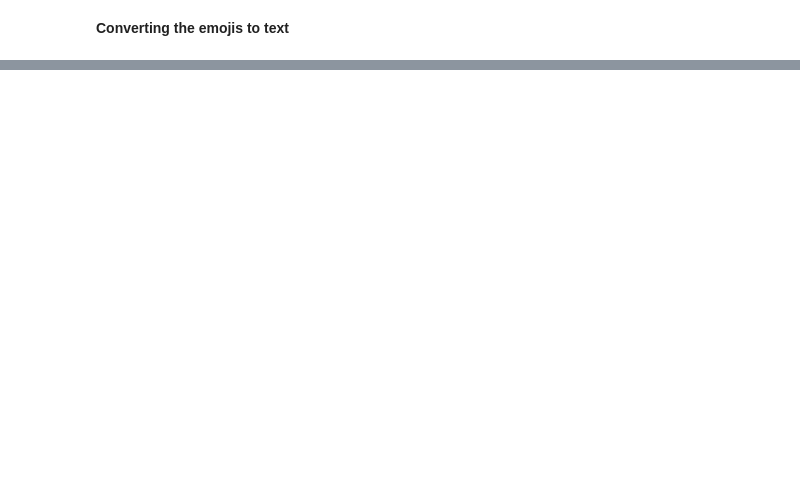
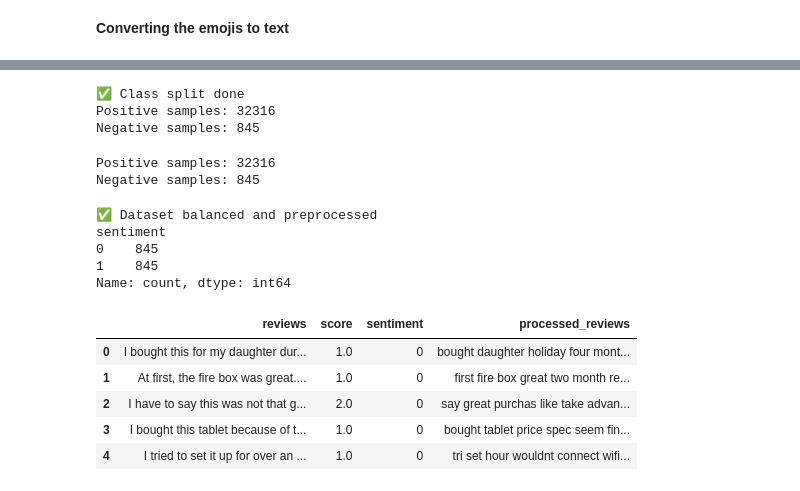
Before and after one commit to Aaronrao989/sentiment-analyzer, a Jupyter notebook: models/amazon-reviews-sentiment-analysis-usng-naive-bayes-Copy1.ipynb, the cells around one changed output, grey strips where cells are left out. Drawn from its saved outputs; the diff is of its cells as text; code cells hidden in the pictures; blank space fills up the shorter version.

```diff
--- a/models/amazon-reviews-sentiment-analysis-usng-naive-bayes-Copy1.ipynb
+++ b/models/amazon-reviews-sentiment-analysis-usng-naive-bayes-Copy1.ipynb
@@ -319,0 +145,7 @@ Enter a review to analyze (or 'quit' to exit):  quit
+# %%
+# Select required columns and rename them safely
+data_set = df[["reviews.text", "reviews.rating"]].copy()
+data_set.columns = ["reviews", "score"]
+
+print("✅ Dataset prepared with text and score columns")
+data_set.head()
@@ -319,0 +160,9 @@ Enter a review to analyze (or 'quit' to exit):  quit
+# %%
+# Keep only positive (4,5) and negative (1,2) reviews
+data_set = data_set[data_set["score"] != 3]
+
+# Map sentiment
+data_set["sentiment"] = np.where(data_set["score"] >= 4, 1, 0)
+
+print("✅ Sentiment labels created (1 = Positive, 0 = Negative)")
+data_set.head()
@@ -319,0 +177,57 @@ Enter a review to analyze (or 'quit' to exit):  quit
+# %%
+# Separate majority and minority classes correctly
+df_majority = data_set[data_set["sentiment"] == 1]
+df_minority = data_set[data_set["sentiment"] == 0]
+
+print("✅ Class split done")
+print("Positive samples:", len(df_majority))
+print("Negative samples:", len(df_minority))
+# %% [output]
+✅ Class split done
+Positive samples: 32316
+Negative samples: 845
+# %%
+print("Positive samples:", len(df_majority))
+print("Negative samples:", len(df_minority))
+# %% [output]
+Positive samples: 32316
+Negative samples: 845
+# %%
+# Balance the dataset (correct labels)
+
+# Separate classes
+df_majority = data_set[data_set["sentiment"] == 1]
+df_minority = data_set[data_set["sentiment"] == 0]
+
+# Downsample majority class
+df_majority_downsampled = resample(
+    df_majority,
+    replace=False,
+    n_samples=len(df_minority),
+    random_state=42
+)
+
+# Combine balanced dataset
+balanced_data = pd.concat([df_majority_downsampled, df_minority])
+
+# Shuffle the dataset
+balanced_data = balanced_data.sample(frac=1, random_state=42).reset_index(drop=True)
+
+# Preprocess all reviews
+balanced_data["processed_reviews"] = balanced_data["reviews"].apply(preprocess_text)
+
+print("✅ Dataset balanced and preprocessed")
+print(balanced_data["sentiment"].value_counts())
+balanced_data.head()
+# %% [output]
+✅ Dataset balanced and preprocessed
+sentiment
+0    845
+1    845
+Name: count, dtype: int64
+|  | reviews | score | sentiment | processed_reviews |
+| 0 | I bought this for my daughter dur... | 1.0 | 0 | bought daughter holiday four mont... |
+| 1 | At first, the fire box was great.... | 1.0 | 0 | first fire box great two month re... |
+| 2 | I have to say this was not that g... | 2.0 | 0 | say great purchas like take advan... |
+| 3 | I bought this tablet because of t... | 1.0 | 0 | bought tablet price spec seem fin... |
+| 4 | I tried to set it up for over an ... | 1.0 | 0 | tri set hour wouldnt connect wifi... |
```
Also changed, not shown: parts of 45 cells of this notebook, 10 other files.
